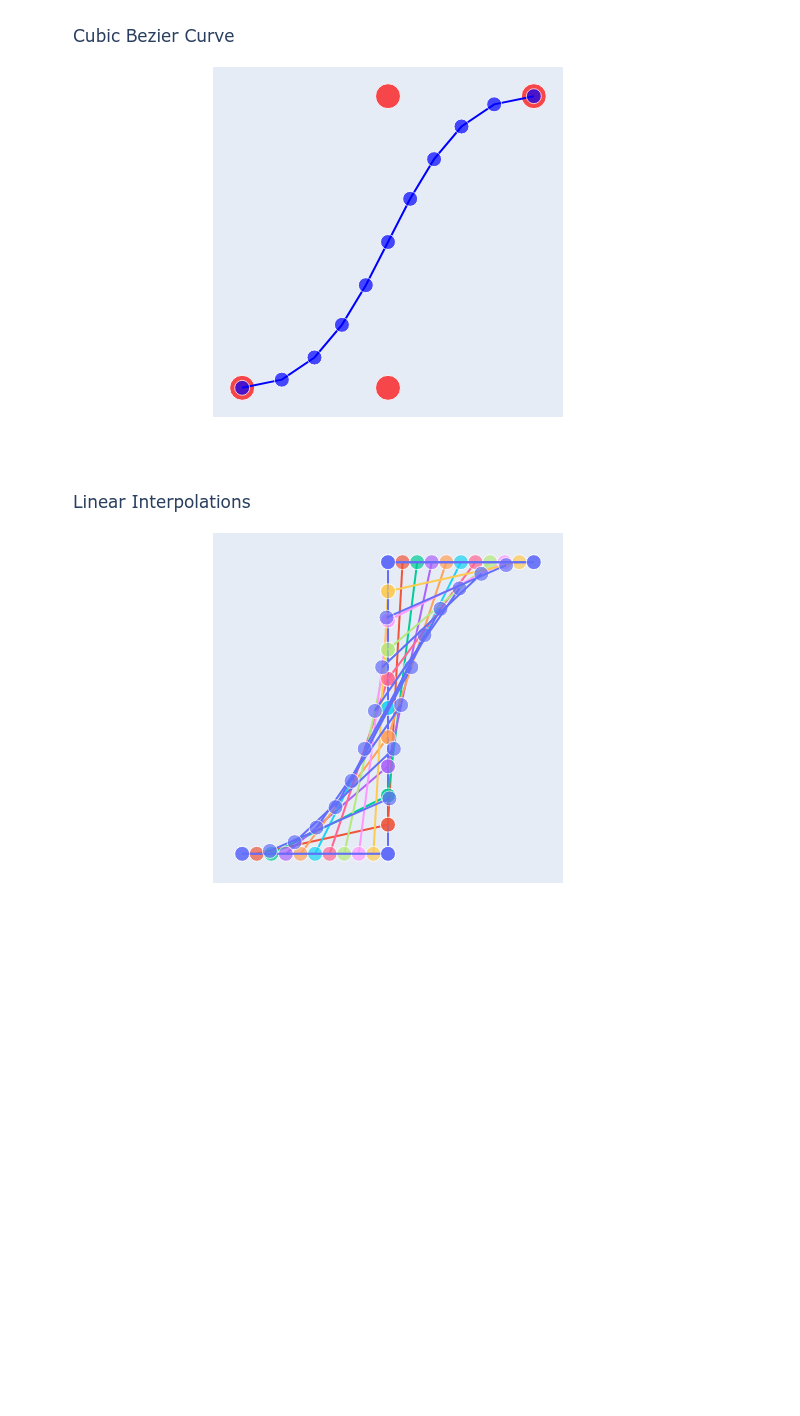
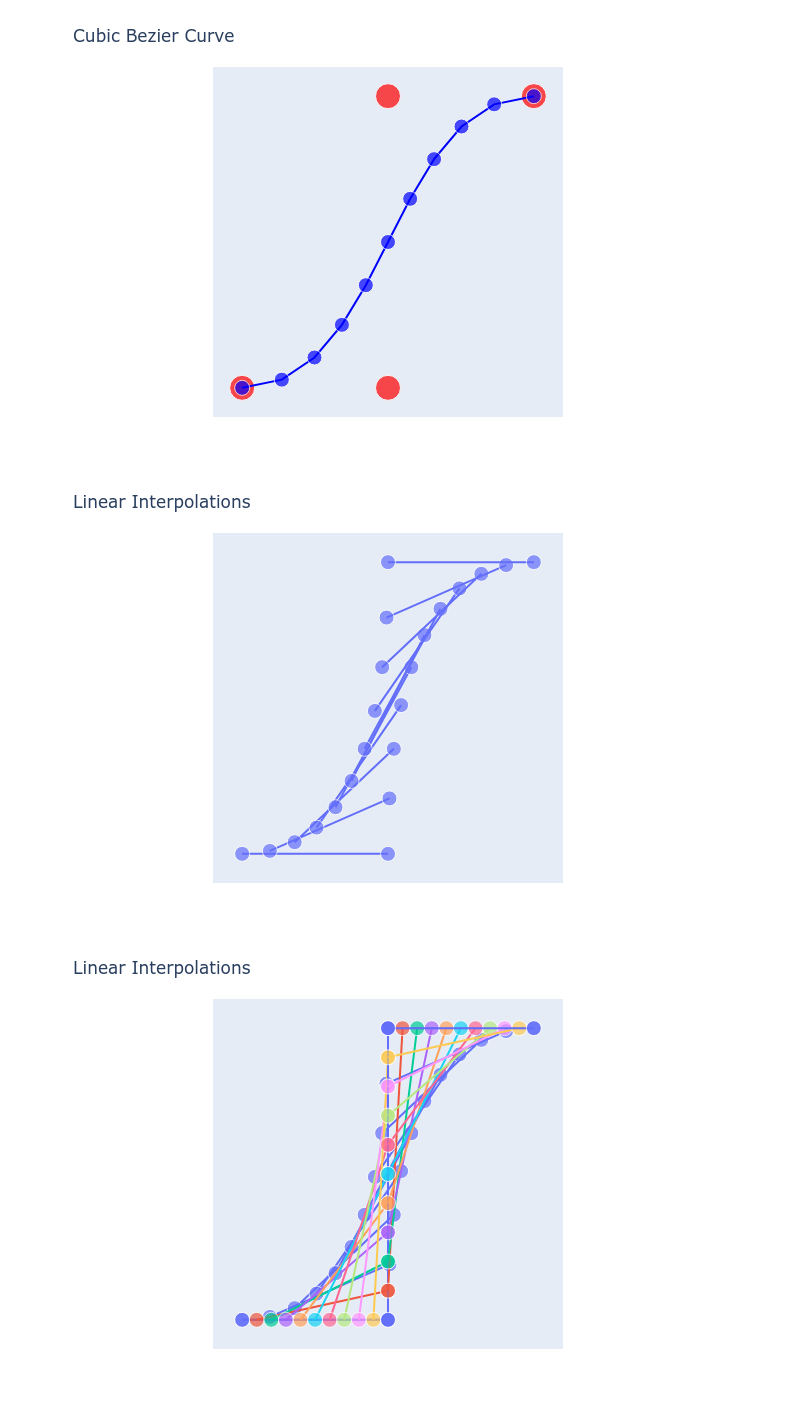
Before and after one commit to EvanLavender13/graphics, a Jupyter notebook: bezier-curves/bezier-curve.ipynb, the cells around one changed output. Drawn from its saved outputs; the diff is of its cells as text; code cells hidden in the pictures; blank space fills up the shorter version.

```diff
--- a/bezier-curves/bezier-curve.ipynb
+++ b/bezier-curves/bezier-curve.ipynb
@@ -120,12 +120,19 @@ def plot_cubic(figure, n_segments, control_points):
         p1 = bz.quadratic(control_points[1:4], dt)
         d.add_line(fig, p0, p1, 0)
 
-plot_quadratic(fig, n_segments, control_points[0:3])
-plot_quadratic(fig, n_segments, control_points[1:4])
 plot_cubic(fig, n_segments, control_points)
 
 fig.update_traces(connectgaps=False)
 fig.update_layout(title="Linear Interpolations")
 fig.show("png")
 # %% [output]
-[figure, old version]
+[figure, new version]
+# %%
+plot_quadratic(fig, n_segments, control_points[0:3])
+plot_quadratic(fig, n_segments, control_points[1:4])
+
+fig.update_traces(connectgaps=False)
+fig.update_layout(title="Linear Interpolations")
+fig.show("png")
+# %% [output]
+[figure, added]
```
